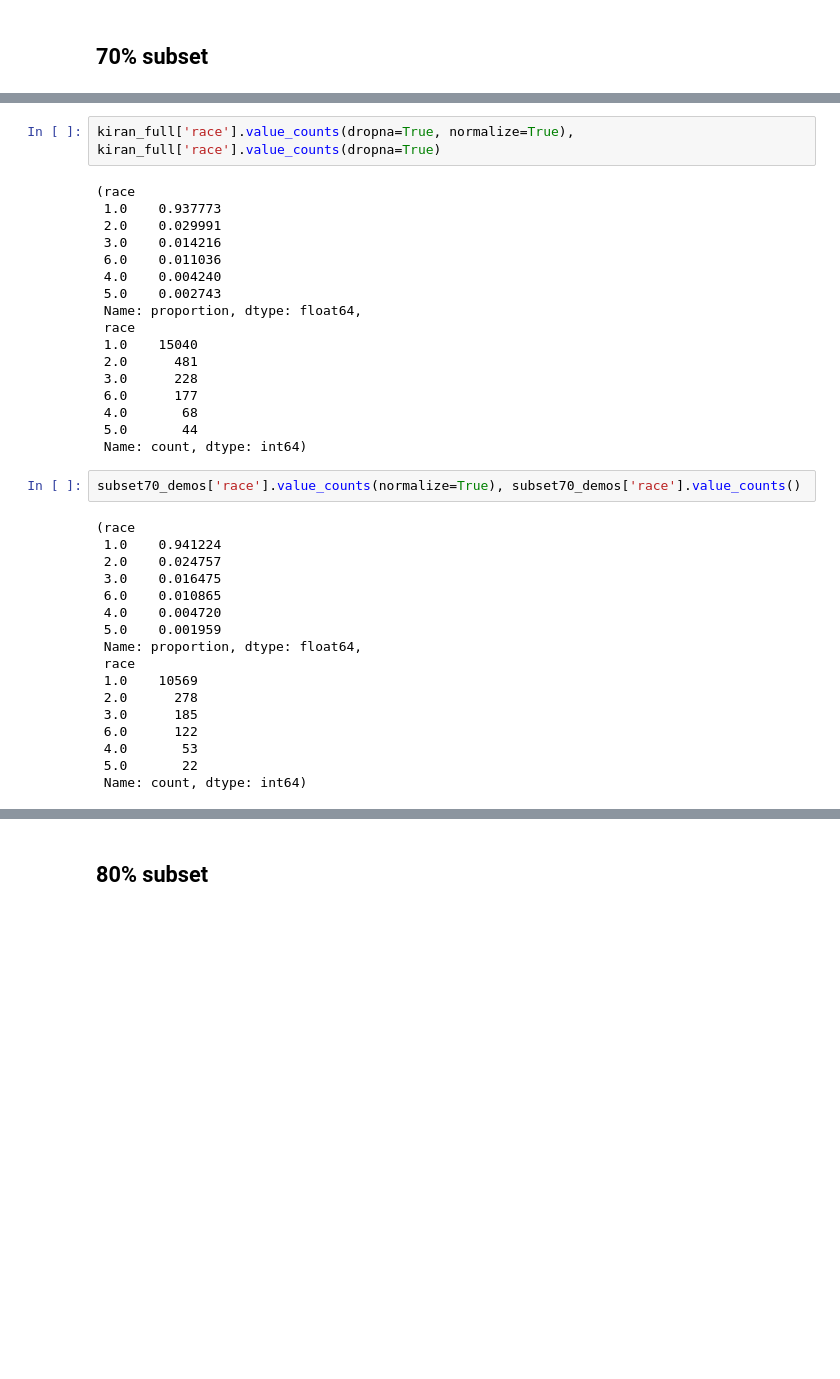
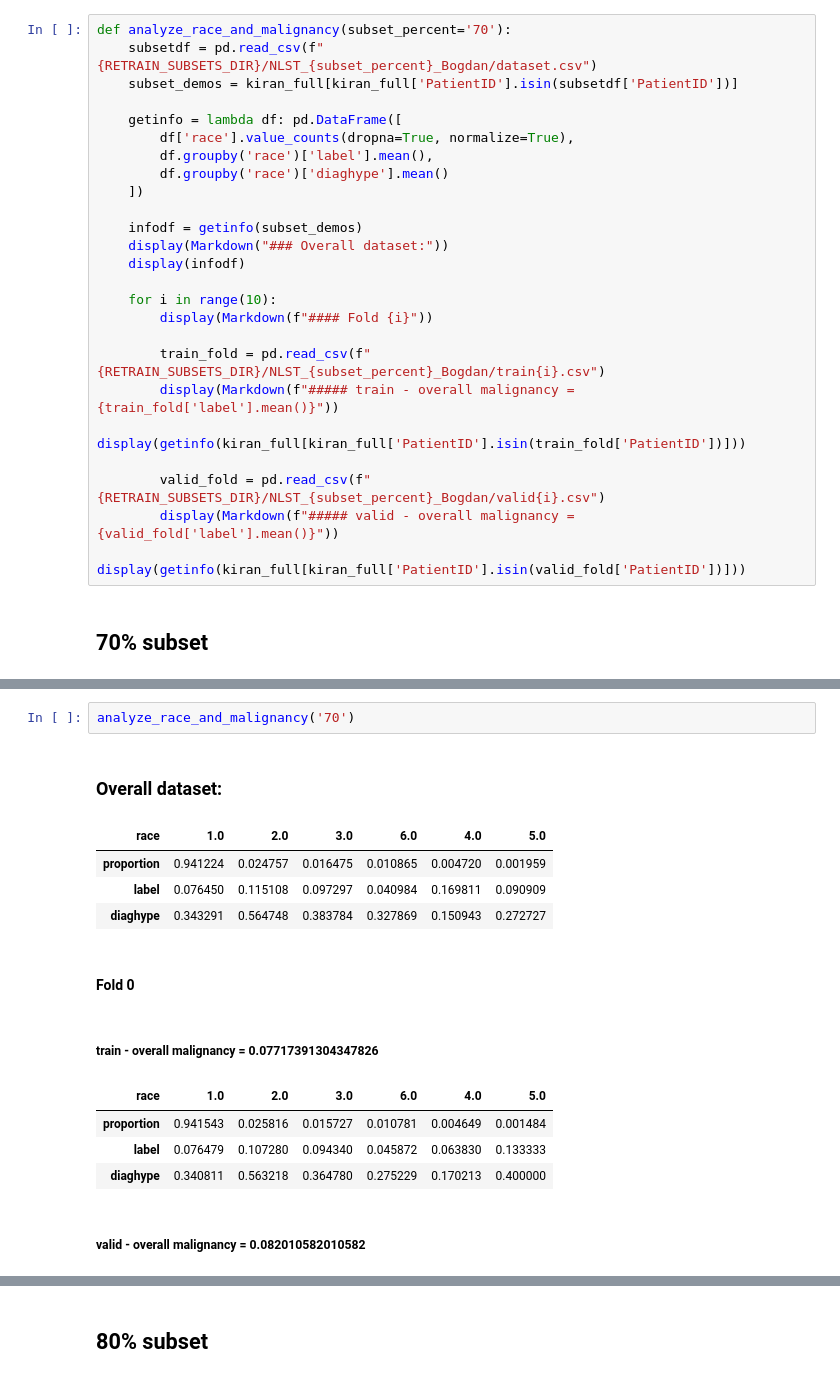
Before and after one commit to DIAGNijmegen/bodyct-lung-malignancy-fairness, a Jupyter notebook: analyze_subsets.ipynb, the cells around one changed output, grey strips where cells are left out. Drawn from its saved outputs; the diff is of its cells as text; blank space fills up the shorter version.

Commit message:
analyzed existing 70p and 80p subsets

```diff
--- a/analyze_subsets.ipynb
+++ b/analyze_subsets.ipynb
@@ -25,2 +57,27 @@ memory usage: 12.8+ MB
+# %%
+def analyze_race_and_malignancy(subset_percent='70'):
+    subsetdf = pd.read_csv(f"{RETRAIN_SUBSETS_DIR}/NLST_{subset_percent}_Bogdan/dataset.csv")
+    subset_demos = kiran_full[kiran_full['PatientID'].isin(subsetdf['PatientID'])]
+
+    getinfo = lambda df: pd.DataFrame([
+        df['race'].value_counts(dropna=True, normalize=True),
+        df.groupby('race')['label'].mean(),
+        df.groupby('race')['diaghype'].mean()
+    ])
+
+    infodf = getinfo(subset_demos)
+    display(Markdown("### Overall dataset:"))
+    display(infodf)
+
+    for i in range(10):
+        display(Markdown(f"#### Fold {i}"))
+
+        train_fold = pd.read_csv(f"{RETRAIN_SUBSETS_DIR}/NLST_{subset_percent}_Bogdan/train{i}.csv")
+        display(Markdown(f"##### train - overall malignancy = {train_fold['label'].mean()}"))
+        display(getinfo(kiran_full[kiran_full['PatientID'].isin(train_fold['PatientID'])]))
+
+        valid_fold = pd.read_csv(f"{RETRAIN_SUBSETS_DIR}/NLST_{subset_percent}_Bogdan/valid{i}.csv")
+        display(Markdown(f"##### valid - overall malignancy = {valid_fold['label'].mean()}"))
+        display(getinfo(kiran_full[kiran_full['PatientID'].isin(valid_fold['PatientID'])]))
 # %% [markdown]
 ## 70% subset
@@ -70,38 +84,15 @@ kiran_full.groupby('race')['label'].describe()
-# %%
-kiran_full['race'].value_counts(dropna=True, normalize=True), kiran_full['race'].value_counts(dropna=True)
-# %% [output]
-(race
- 1.0    0.937773
- 2.0    0.029991
- 3.0    0.014216
- 6.0    0.011036
- 4.0    0.004240
- 5.0    0.002743
- Name: proportion, dtype: float64,
- race
- 1.0    15040
- 2.0      481
- 3.0      228
- 6.0      177
- 4.0       68
- 5.0       44
- Name: count, dtype: int64)
-# %%
-subset70_demos['race'].value_counts(normalize=True), subset70_demos['race'].value_counts()
-# %% [output]
-(race
- 1.0    0.941224
- 2.0    0.024757
- 3.0    0.016475
- 6.0    0.010865
- 4.0    0.004720
- 5.0    0.001959
- Name: proportion, dtype: float64,
- race
- 1.0    10569
- 2.0      278
- 3.0      185
- 6.0      122
- 4.0       53
- 5.0       22
- Name: count, dtype: int64)
+# %%
+analyze_race_and_malignancy('70')
+# %% [output]
+### Overall dataset:
+| race | 1.0 | 2.0 | 3.0 | 6.0 | 4.0 | 5.0 |
+| proportion | 0.941224 | 0.024757 | 0.016475 | 0.010865 | 0.004720 | 0.001959 |
+| label | 0.076450 | 0.115108 | 0.097297 | 0.040984 | 0.169811 | 0.090909 |
+| diaghype | 0.343291 | 0.564748 | 0.383784 | 0.327869 | 0.150943 | 0.272727 |
+#### Fold 0
+##### train - overall malignancy = 0.07717391304347826
+| race | 1.0 | 2.0 | 3.0 | 6.0 | 4.0 | 5.0 |
+| proportion | 0.941543 | 0.025816 | 0.015727 | 0.010781 | 0.004649 | 0.001484 |
+| label | 0.076479 | 0.107280 | 0.094340 | 0.045872 | 0.063830 | 0.133333 |
+| diaghype | 0.340811 | 0.563218 | 0.364780 | 0.275229 | 0.170213 | 0.400000 |
+##### valid - overall malignancy = 0.082010582010582
```
Also changed, not shown: parts of 10 cells of this notebook.
